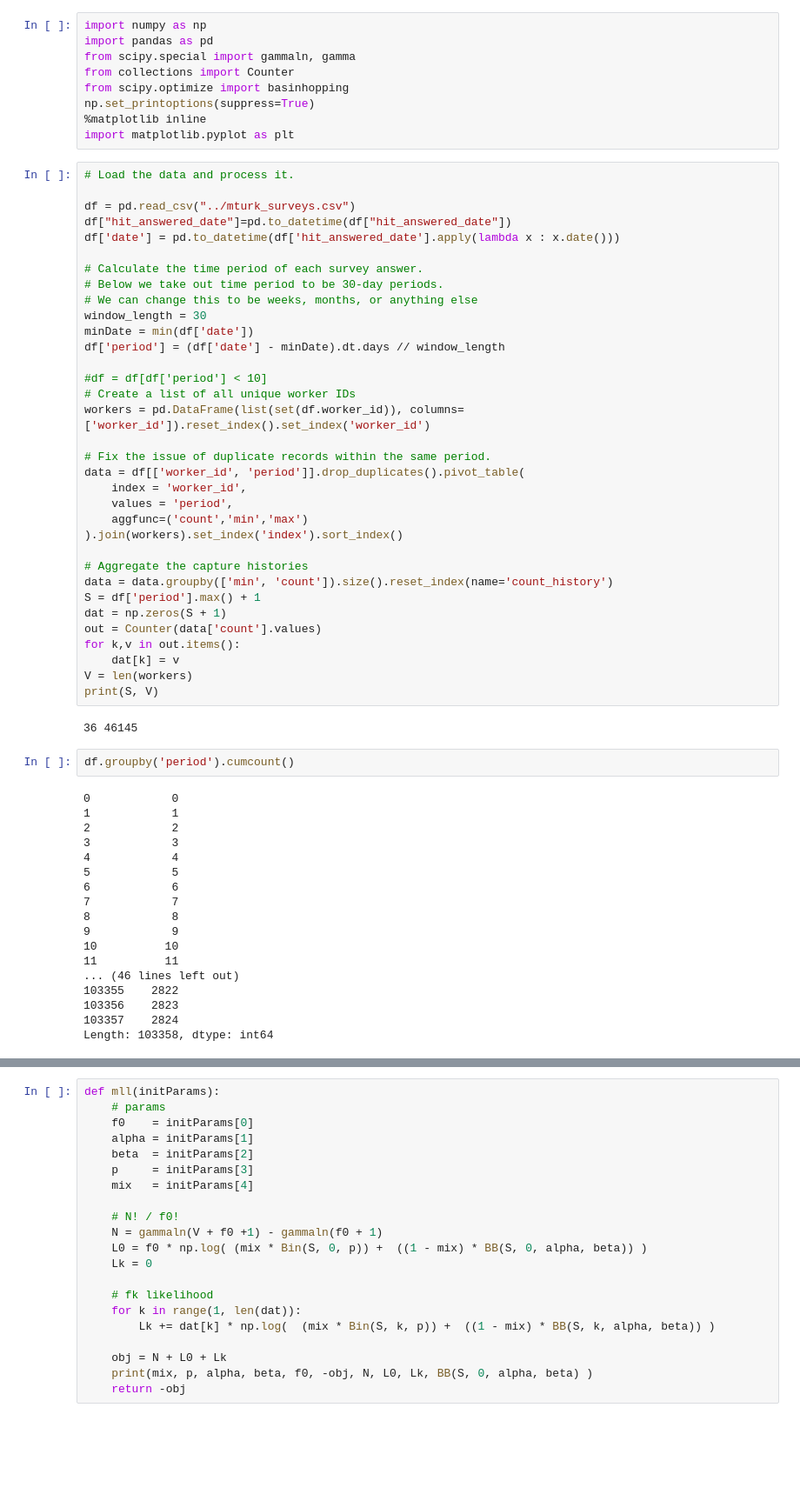
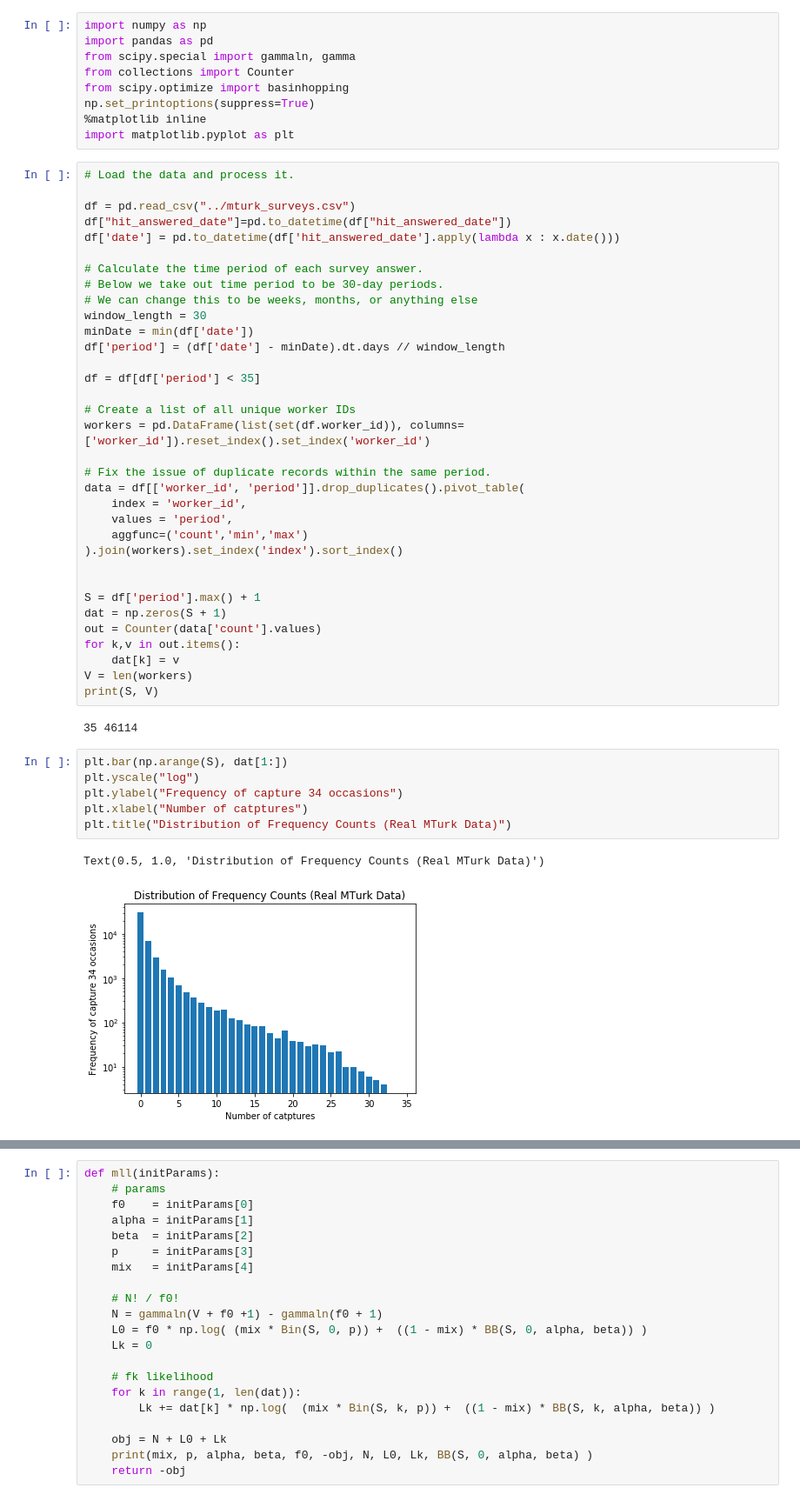
Before and after one commit to dedcode/caprecap, a Jupyter notebook: simple_models/BinBetaBin.ipynb, the cells around one changed output, grey strips where cells are left out. Shown at 87% size. Saved outputs shown, nothing was run; the diff lists cells and outputs as text; blank space fills up the shorter version.

```diff
--- a/simple_models/BinBetaBin.ipynb
+++ b/simple_models/BinBetaBin.ipynb
@@ -21,7 +21,8 @@ window_length = 30
 minDate = min(df['date'])
 df['period'] = (df['date'] - minDate).dt.days // window_length
 
-#df = df[df['period'] < 10]
+df = df[df['period'] < 35]
+
 # Create a list of all unique worker IDs
 workers = pd.DataFrame(list(set(df.worker_id)), columns=['worker_id']).reset_index().set_index('worker_id')
 
@@ -32,8 +33,7 @@ data = df[['worker_id', 'period']].drop_duplicates().pivot_table(
     aggfunc=('count','min','max')
 ).join(workers).set_index('index').sort_index()
 
-# Aggregate the capture histories
-data = data.groupby(['min', 'count']).size().reset_index(name='count_history')
+
 S = df['period'].max() + 1
 dat = np.zeros(S + 1)
 out = Counter(data['count'].values)
@@ -42,24 +42,13 @@ for k,v in out.items():
 V = len(workers)
 print(S, V)
 # %% [output]
-36 46145
+35 46114
-# %%
-df.groupby('period').cumcount()
-# %% [output]
-0            0
-1            1
-2            2
-3            3
-4            4
-5            5
-6            6
-7            7
-8            8
-9            9
-10          10
-11          11
-... (46 lines left out)
-103355    2822
-103356    2823
-103357    2824
-Length: 103358, dtype: int64
+# %%
+plt.bar(np.arange(S), dat[1:])
+plt.yscale("log")
+plt.ylabel("Frequency of capture 34 occasions")
+plt.xlabel("Number of catptures")
+plt.title("Distribution of Frequency Counts (Real MTurk Data)")
+# %% [output]
+Text(0.5, 1.0, 'Distribution of Frequency Counts (Real MTurk Data)')
+[figure, added]
```
Also changed, not shown: parts of 5 cells of this notebook, 36 other files.
